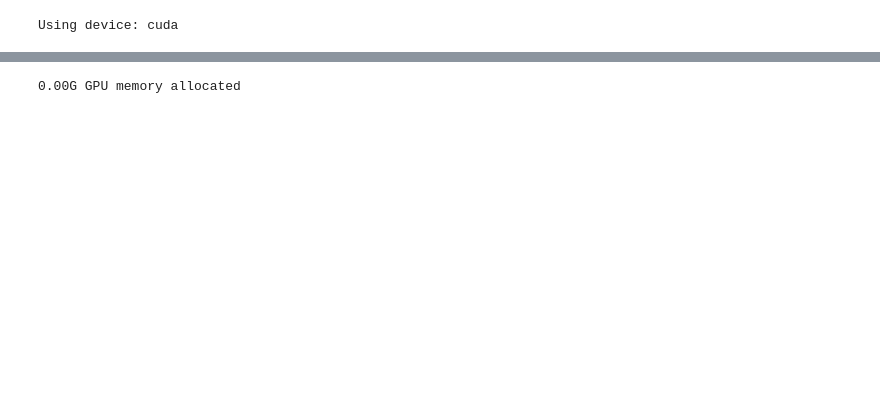
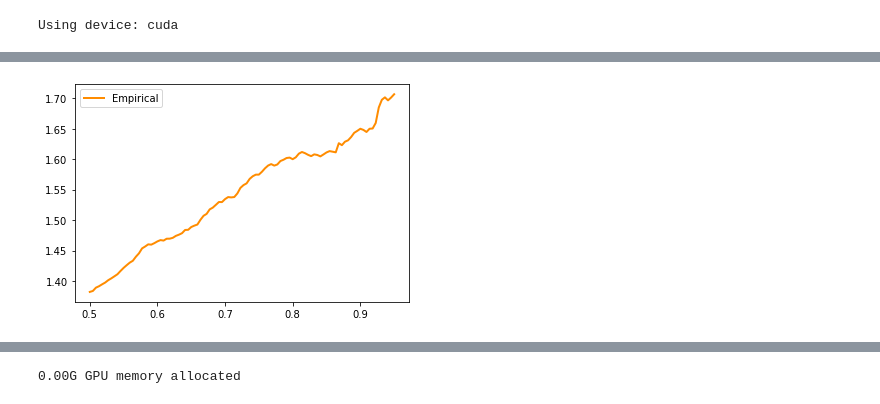
Before and after one commit to hcl516926907/GPDFlow, a Jupyter notebook: GPDFlow_Simulation_2D.ipynb, the cells around one changed output, grey strips where cells are left out. Cells and saved outputs as stored; diff of their text form; code cells hidden in the pictures; blank space fills up the shorter version.

```diff
--- a/GPDFlow_Simulation_2D.ipynb
+++ b/GPDFlow_Simulation_2D.ipynb
@@ -70,3 +70,35 @@ Bivariate copula:
+# %%
+def empirical_conditional_tail_dependence(X, p, cond = 'and'):
+
+    # Compute the quantiles
+    quantile = np.quantile(X, p, axis = 0)
+
+    # Count joint exceedances
+    joint_exceedance = X[:,0] > quantile[0]
+    if cond == 'and':
+        for j in range(1,X.shape[1]):
+            joint_exceedance &= X[:,j] > quantile[j]
+    else:
+        for j in range(1,X.shape[1]):
+            joint_exceedance |= X[:,j] > quantile[j]
+
+    exceedance_X1 = np.sum(X[:,0] > quantile[0])
+    joint_exceedance = np.sum(joint_exceedance)
+    # Calculate lambda_u
+    if exceedance_X1 == 0:  # Avoid division by zero
+        return 0.0
+    chi_u = joint_exceedance / exceedance_X1
+    return chi_u
+probs = np.linspace(0.50, 0.99, 100)
+chi_emp = [empirical_conditional_tail_dependence(samples_origin, p, 'or') for p in probs]
+# sns.set_style('white', {'axes.linewidth': 0.5})
+# plt.rcParams['xtick.major.size'] = 20
+# plt.rcParams['xtick.major.width'] = 4
+# from matplotlib.ticker import MultipleLocator
+# plt.rcParams['xtick.bottom'] = True
+ax = sns.lineplot(x=probs, y=chi_emp, label='Empirical', color='darkorange', linewidth=2)
+# %% [output]
+[figure, added]
 # %%
 # Visualize the samples
 sns.pairplot(pd.DataFrame(samples), diag_kws={'bins': 10})
```
Also changed, not shown: parts of 5 cells of this notebook, 13 other files.
